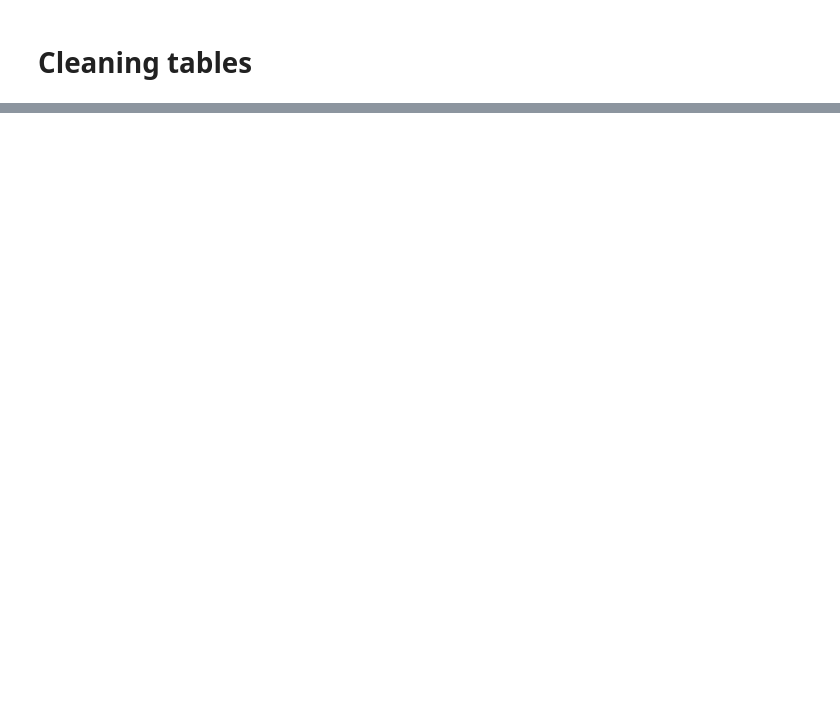
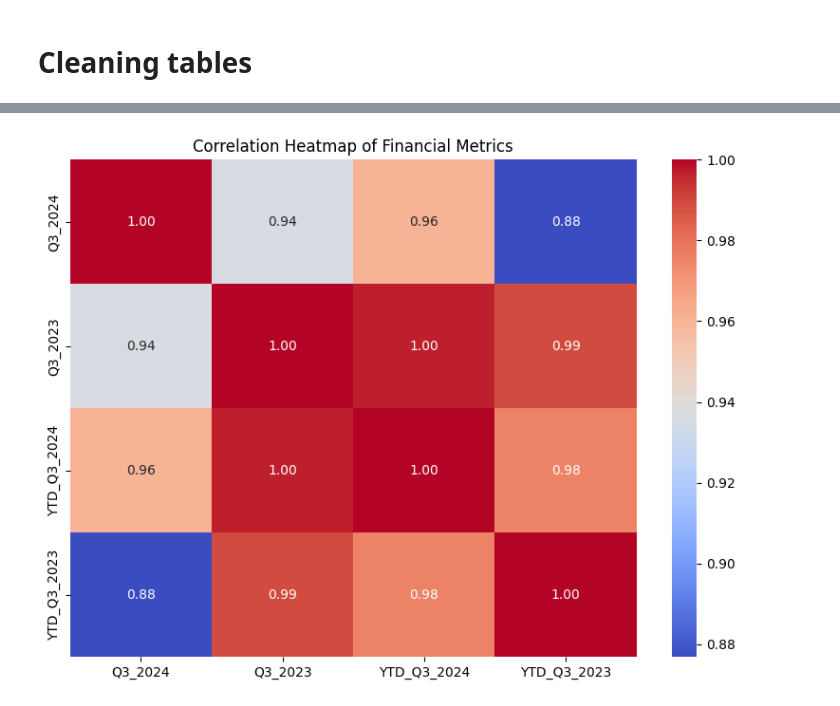
Before and after one commit to andrejet55/CTQuarterReportScrapping, a Jupyter notebook: PDF_Scrapping_on_CT_report.ipynb, the cells around one changed output, grey strips where cells are left out. Saved outputs shown, nothing was run; the diff lists cells and outputs as text; code cells hidden in the pictures; blank space fills up the shorter version.

```diff
--- a/PDF_Scrapping_on_CT_report.ipynb
+++ b/PDF_Scrapping_on_CT_report.ipynb
@@ -1079,0 +889,32 @@ for table in tables:
+# %%
+import pandas as pd
+import numpy as np
+
+def convert_to_numeric(table7, columns=None):
+    """
+    Converts specified columns or all object columns in a DataFrame to numeric.
+    Non-convertible values (e.g., '-', empty strings) are replaced with NaN.
+
+    Parameters:
+    - df (pd.DataFrame): The DataFrame to process.
+    - columns (list, optional): List of columns to convert. If None, all object columns are processed.
+
+    Returns:
+    - pd.DataFrame: A DataFrame with the specified columns converted to numeric.
+    """
+    # If no specific columns are provided, select all object columns
+    if columns is None:
+        columns = table7.select_dtypes(include=['object']).columns
+
+    for col in columns:
+        # Remove non-numeric characters and handle invalid values
+        table7[col] = (
+            table7[col]
+            .astype(str)  # Ensure column is treated as strings
+            .str.replace(r'[^\d.-]', '', regex=True)  # Remove non-numeric characters except '-' and '.'
+            .replace(['', '-', 'NaN'], np.nan)  # Replace invalid values with NaN
+            .astype(float)  # Convert to float
+        )
+
+    return table7
+table7=convert_to_numeric(table7)
@@ -1079,0 +960,13 @@ for table in tables:
+# %%
+
+# Heatmap: Correlation of financial metrics
+numeric_table7 = table7.drop(["(C$ in millions)"], axis=1).apply(pd.to_numeric, errors="coerce")
+correlation = numeric_table7.corr()
+
+plt.figure(figsize=(8, 6))
+sns.heatmap(correlation, annot=True, cmap="coolwarm", fmt=".2f")
+plt.title("Correlation Heatmap of Financial Metrics")
+plt.tight_layout()
+plt.show()
+# %% [output]
+[figure, added]
```
Also changed, not shown: parts of 33 cells of this notebook.
